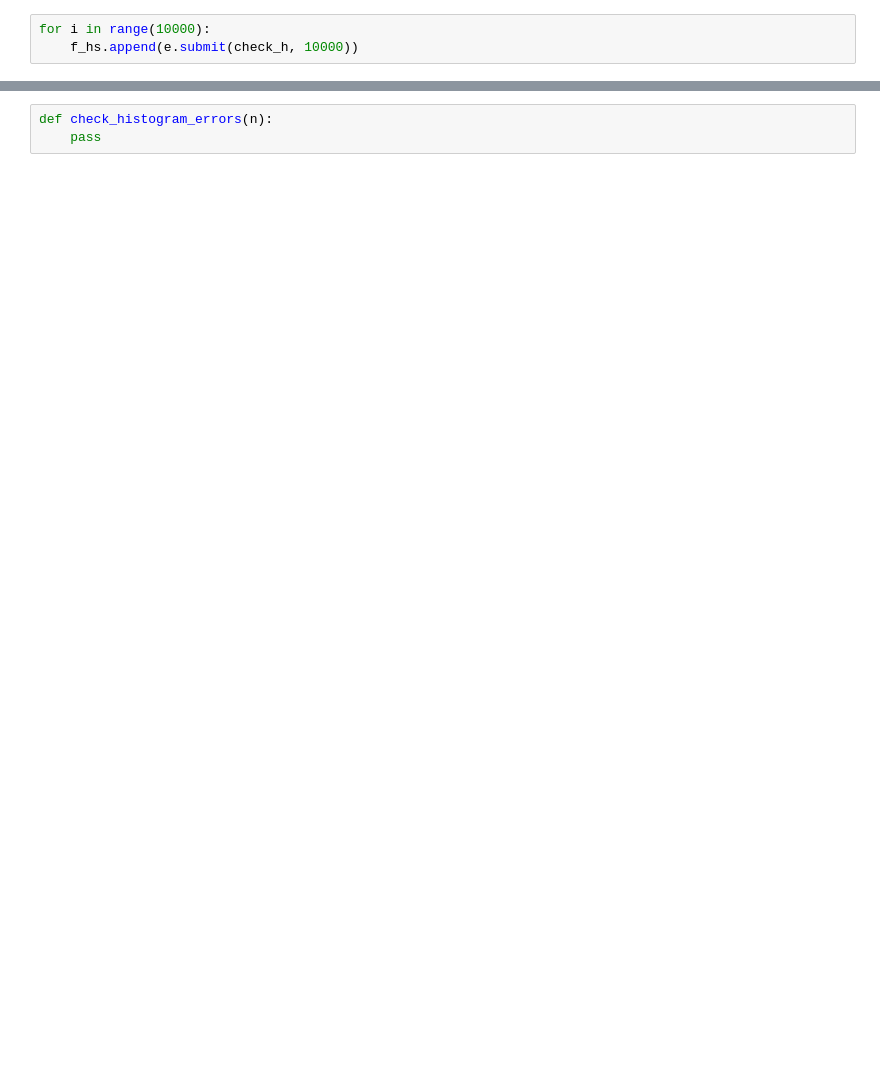
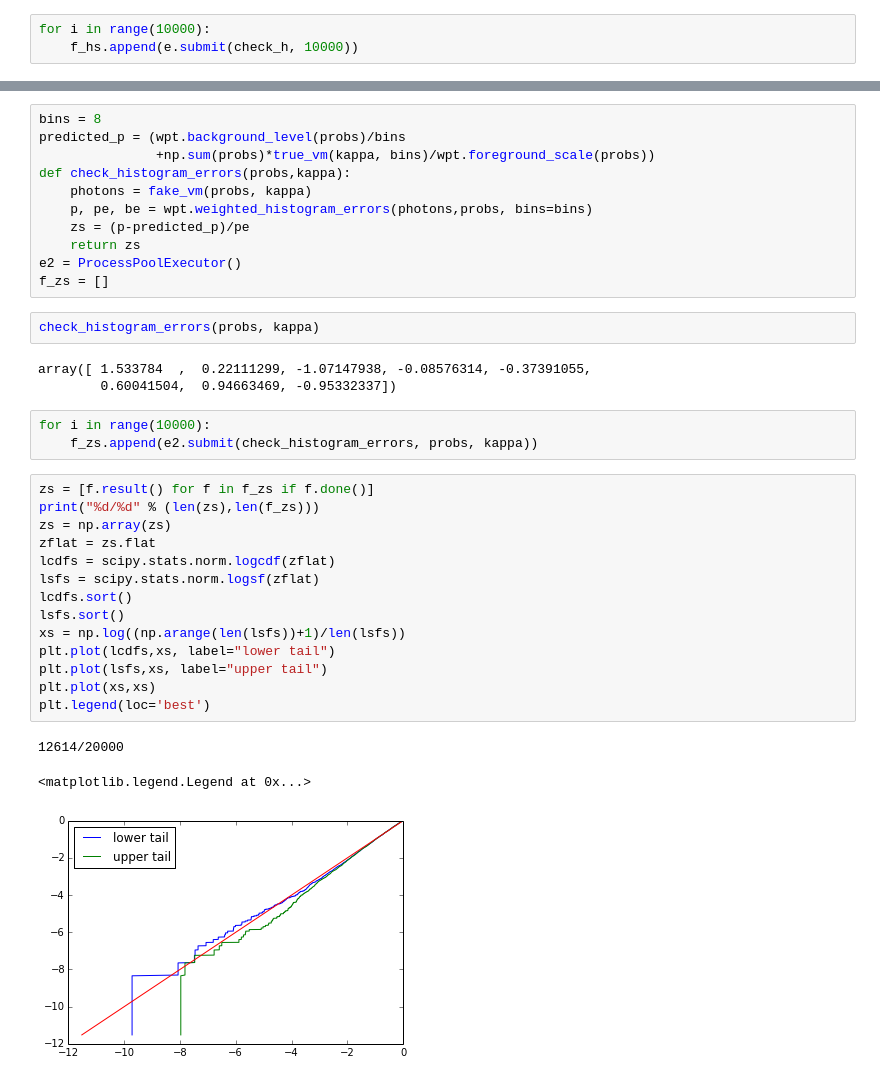
Before and after one commit to amrutajaodand/weighted_photon_tools, a Jupyter notebook: wpt_test.ipynb, the cells around one changed output, grey strips where cells are left out. Drawn from its saved outputs; the diff is of its cells as text; blank space fills up the shorter version.

```diff
--- a/wpt_test.ipynb
+++ b/wpt_test.ipynb
@@ -96,6 +100,40 @@ plt.plot(xs,xs)
-# %%
-def check_histogram_errors(n):
-    pass
+# %%
+bins = 8
+predicted_p = (wpt.background_level(probs)/bins
+               +np.sum(probs)*true_vm(kappa, bins)/wpt.foreground_scale(probs))
+def check_histogram_errors(probs,kappa):
+    photons = fake_vm(probs, kappa)
+    p, pe, be = wpt.weighted_histogram_errors(photons,probs, bins=bins)
+    zs = (p-predicted_p)/pe
+    return zs
+e2 = ProcessPoolExecutor()
+f_zs = []
+# %%
+check_histogram_errors(probs, kappa)
+# %% [output]
+array([ 1.533784  ,  0.22111299, -1.07147938, -0.08576314, -0.37391055,
+        0.60041504,  0.94663469, -0.95332337])
+# %%
+for i in range(10000):
+    f_zs.append(e2.submit(check_histogram_errors, probs, kappa))
+# %%
+zs = [f.result() for f in f_zs if f.done()]
+print("%d/%d" % (len(zs),len(f_zs)))
+zs = np.array(zs)
+zflat = zs.flat
+lcdfs = scipy.stats.norm.logcdf(zflat)
+lsfs = scipy.stats.norm.logsf(zflat)
+lcdfs.sort()
+lsfs.sort()
+xs = np.log((np.arange(len(lsfs))+1)/len(lsfs))
+plt.plot(lcdfs,xs, label="lower tail")
+plt.plot(lsfs,xs, label="upper tail")
+plt.plot(xs,xs)
+plt.legend(loc='best')
+# %% [output]
+12614/20000
+<matplotlib.legend.Legend at 0x...>
+[figure, added]
 # %%
 time = 1000 # days, say
 rate = 1. # per day
```
Also changed, not shown: parts of 8 cells of this notebook, 1 other file.
